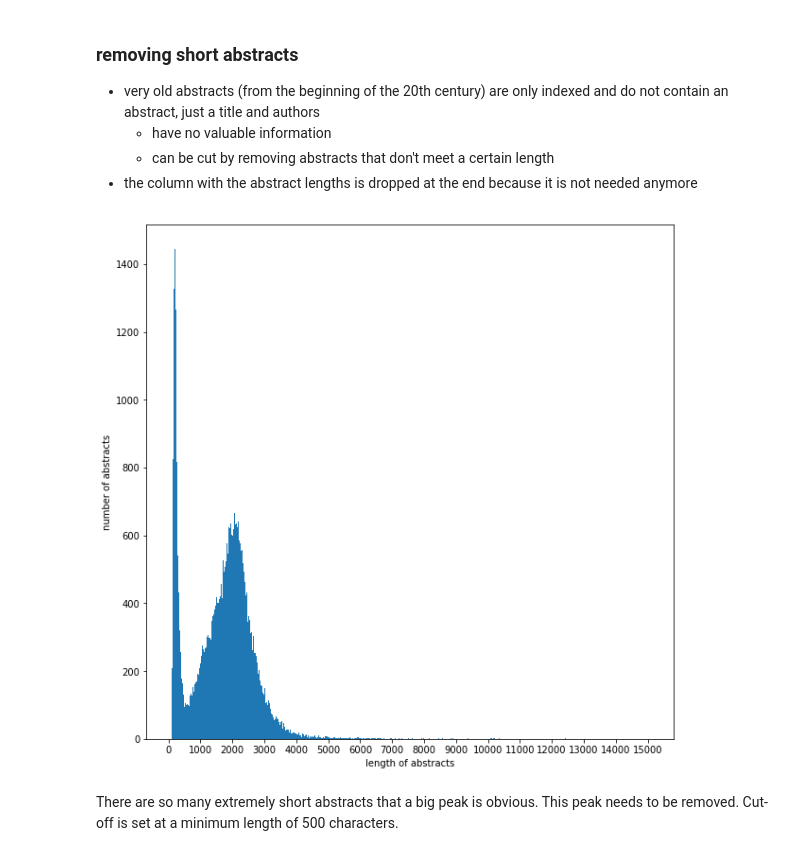
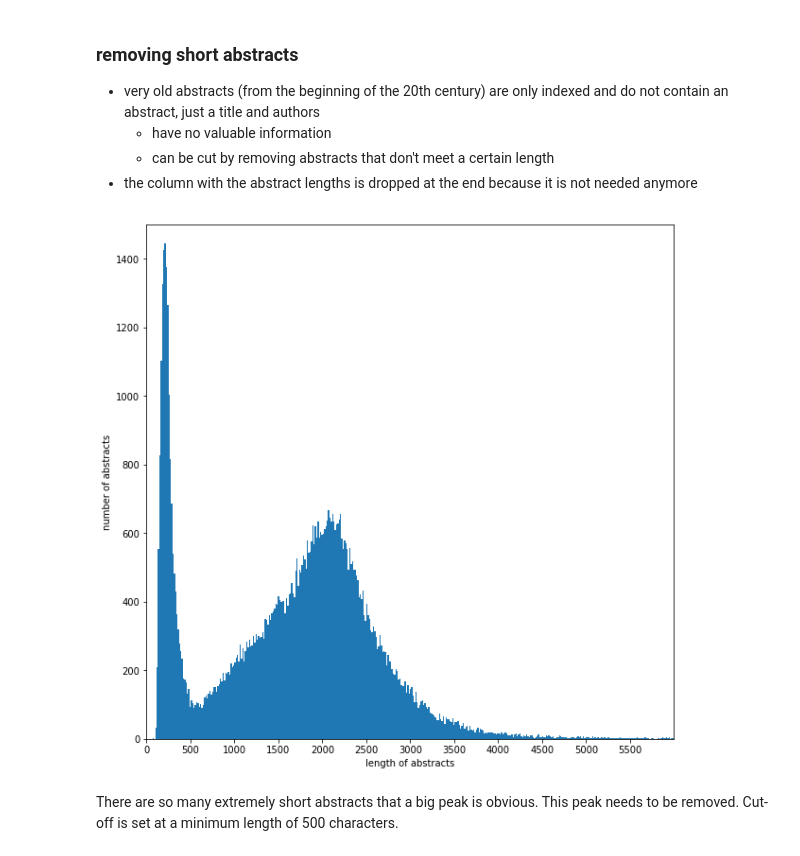
Before and after one commit to kludt/gesellenstueck, a Jupyter notebook: notebooks/labeling_significance_of_results.ipynb, the cells around one changed output. Cells and saved outputs as stored; diff of their text form; code cells hidden in the pictures.

Commit message:
adding figure

```diff
--- a/notebooks/labeling_significance_of_results.ipynb
+++ b/notebooks/labeling_significance_of_results.ipynb
@@ -26,11 +26,13 @@ abstracts['abstract_length'] = abstracts.abstract.str.len()
 # %%
 plt.figure(figsize=(10,10))
 plt.hist(abstracts['abstract_length'], bins=1000)
 plt.xlabel('length of abstracts')
 plt.ylabel('number of abstracts')
-plt.xticks(np.arange(0, 16000, 1000.0))
+plt.xlim(0,6000)
+plt.ylim(0,1500)
+plt.xticks(np.arange(0, 6000, 500.0))
 plt.show()
 # %% [output]
-[figure, old version]
+[figure, new version]
 # %% [markdown]
 There are so many extremely short abstracts that a big peak is obvious. This peak needs to be removed. Cut-off is set at a minimum length of 500 characters.
```
Also changed, not shown: parts of 5 cells of this notebook.
